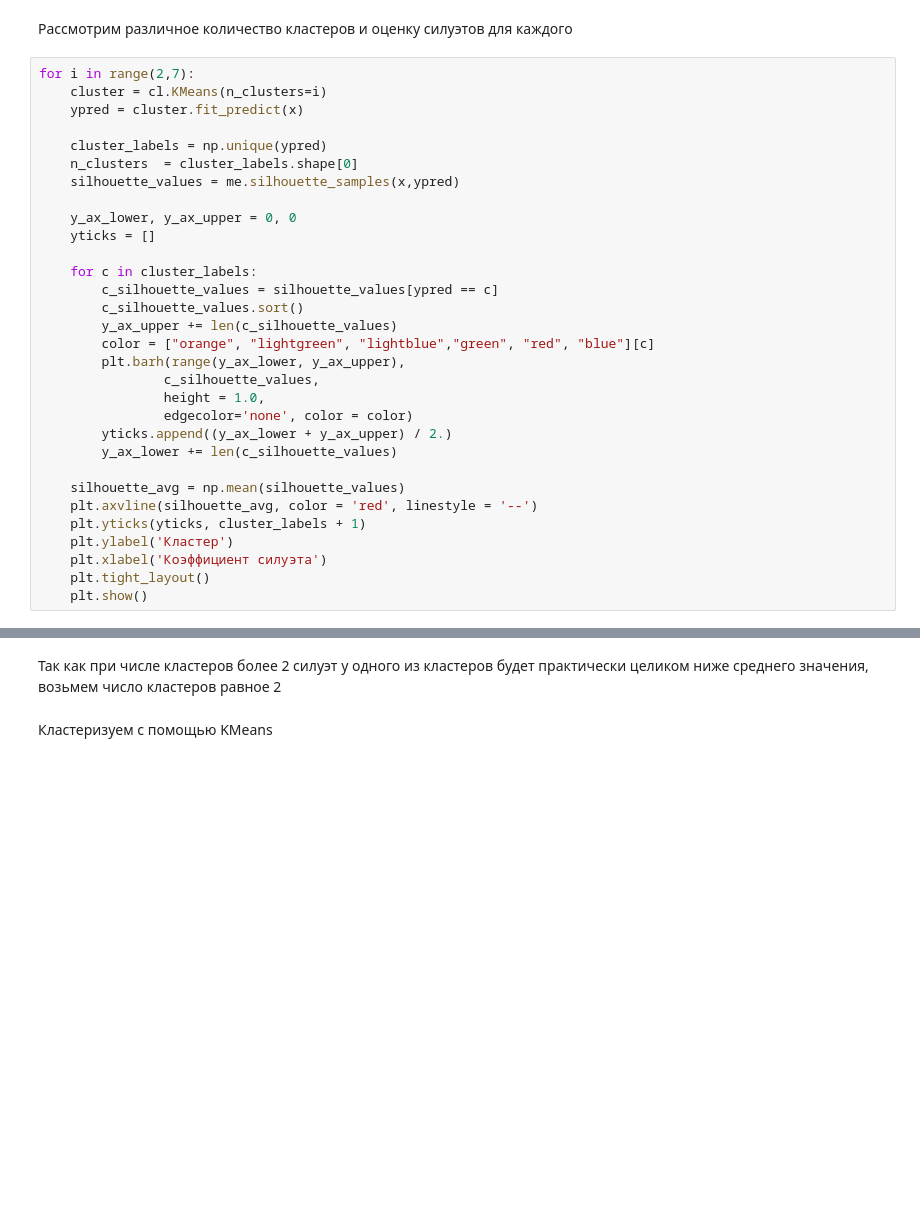
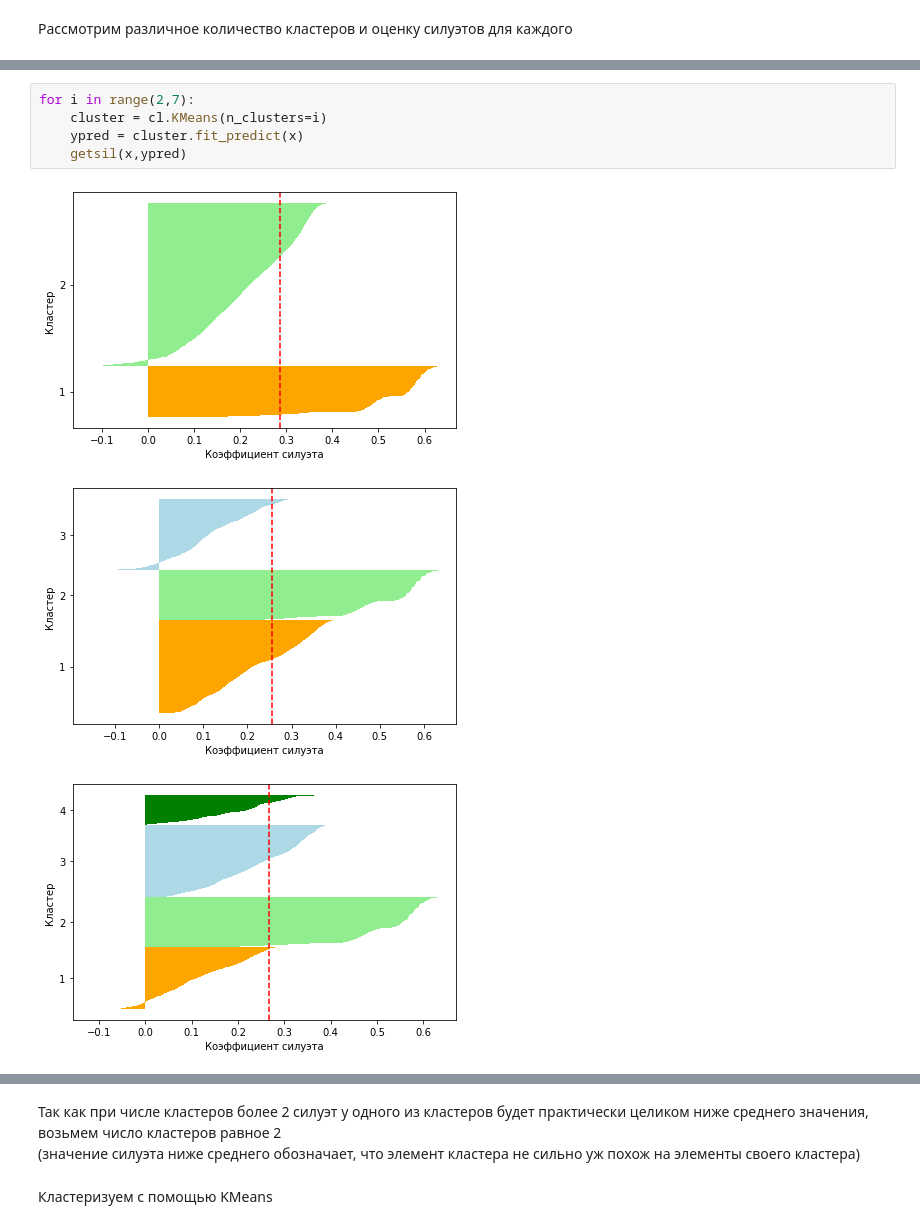
Before and after one commit to sixxio/IntellectualDataAnalysis, a Jupyter notebook: task 6 - cluster/cluster.ipynb, the cells around one changed output, grey strips where cells are left out. Saved outputs shown, nothing was run; the diff lists cells and outputs as text; blank space fills up the shorter version.

```diff
--- a/task 6 - cluster/cluster.ipynb
+++ b/task 6 - cluster/cluster.ipynb
@@ -182,33 +182,2 @@ y = data.iloc[:,:1]
 # %% [markdown]
 Рассмотрим различное количество кластеров и оценку силуэтов для каждого
-# %%
-for i in range(2,7):
-    cluster = cl.KMeans(n_clusters=i)
-    ypred = cluster.fit_predict(x)
-
-    cluster_labels = np.unique(ypred)
-    n_clusters  = cluster_labels.shape[0]
-    silhouette_values = me.silhouette_samples(x,ypred)
-
-    y_ax_lower, y_ax_upper = 0, 0
-    yticks = []
-
-    for c in cluster_labels:
-        c_silhouette_values = silhouette_values[ypred == c]
-        c_silhouette_values.sort()
-        y_ax_upper += len(c_silhouette_values)
-        color = ["orange", "lightgreen", "lightblue","green", "red", "blue"][c]
-        plt.barh(range(y_ax_lower, y_ax_upper),
-                c_silhouette_values,
-                height = 1.0,
-                edgecolor='none', color = color)
-        yticks.append((y_ax_lower + y_ax_upper) / 2.)
-        y_ax_lower += len(c_silhouette_values)
-
-    silhouette_avg = np.mean(silhouette_values)
-    plt.axvline(silhouette_avg, color = 'red', linestyle = '--')
-    plt.yticks(yticks, cluster_labels + 1)
-    plt.ylabel('Кластер')
-    plt.xlabel('Коэффициент силуэта')
-    plt.tight_layout()
-    plt.show()
@@ -220,0 +184,9 @@ for i in range(2,7):
+# %%
+for i in range(2,7):
+    cluster = cl.KMeans(n_clusters=i)
+    ypred = cluster.fit_predict(x)
+    getsil(x,ypred)
+# %% [output]
+[figure, added]
+[figure, added]
+[figure, added]
@@ -221,5 +195,6 @@ for i in range(2,7):
 # %% [markdown]
-Так как при числе кластеров более 2 силуэт у одного из кластеров будет практически целиком ниже среднего значения, возьмем число кластеров равное 2
+Так как при числе кластеров более 2 силуэт у одного из кластеров будет практически целиком ниже среднего значения, возьмем число кластеров равное 2<br>
+(значение силуэта ниже среднего обозначает, что элемент кластера не сильно уж похож на элементы своего кластера)
 # %% [markdown]
 Кластеризуем с помощью KMeans
 # %%
```
Also changed, not shown: parts of 25 cells of this notebook.
